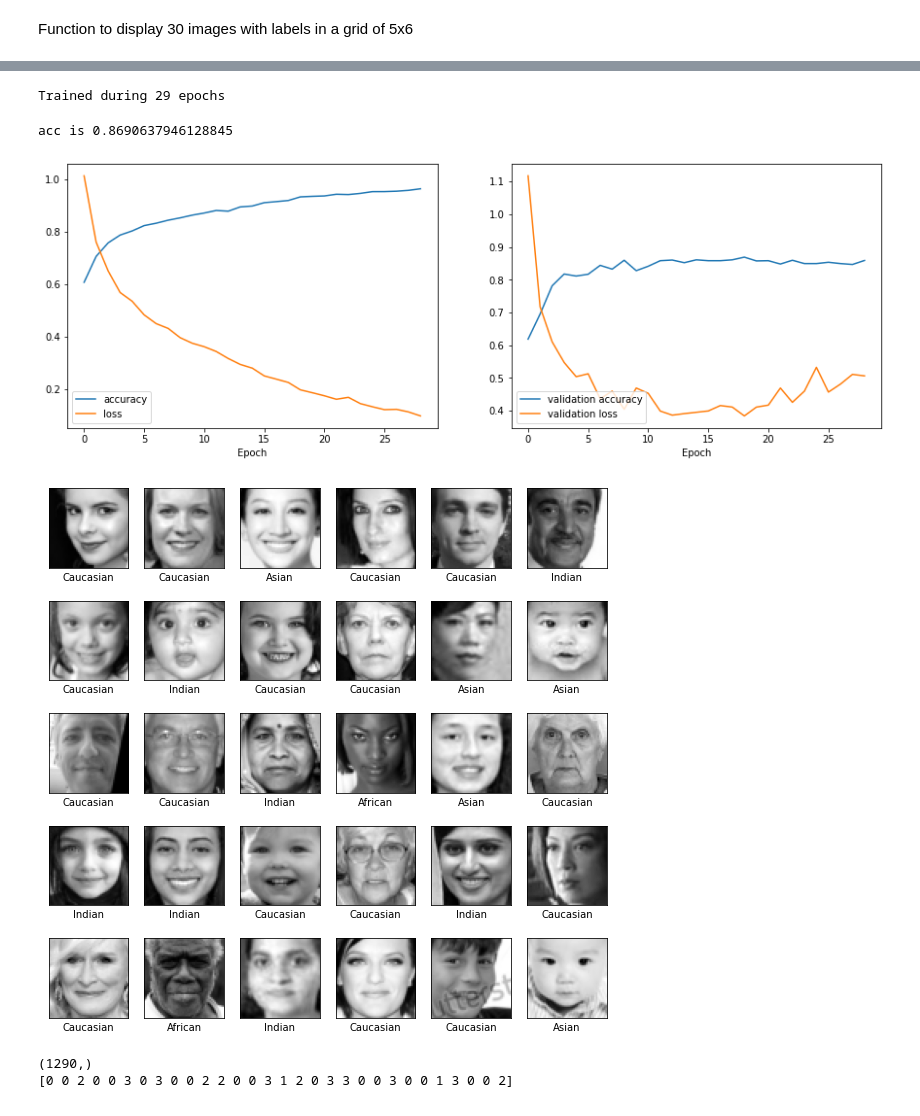
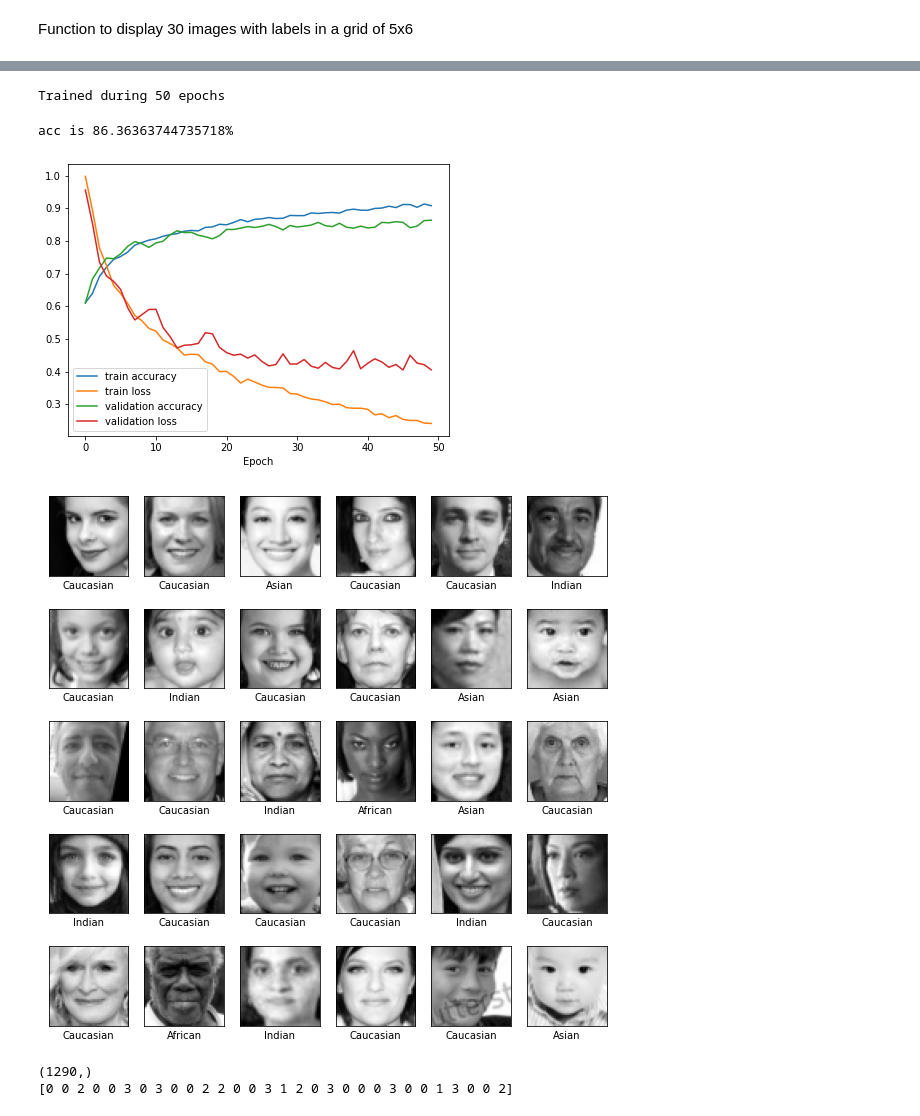
Before and after one commit to Andreps18/Projeto-AAUT, a Jupyter notebook: Classification/class_p2.ipynb, the cells around one changed output, grey strips where cells are left out. Cells and saved outputs as stored; diff of their text form; code cells hidden in the pictures.

```diff
--- a/Classification/class_p2.ipynb
+++ b/Classification/class_p2.ipynb
@@ -53,16 +52,23 @@ def showImages(images, labels, offset = 0):
 train_img,test_img,train_labels,test_labels = train_test_split(X_TRAIN,Y_TRAIN,test_size=0.2)
 # %%
 model = models.Sequential(name="Manel")
+
+# model.add( layers.RandomFlip(mode="vertical") ) #adiciona mais imagens, rodando (so verticalmente) algumas q ja existem
+model.add( layers.RandomFlip() ) #assim roda as imgs vertical e horizontalmente
+
 model.add(layers.Conv2D(32, (3, 3), activation='relu', input_shape=(50, 50, 1)))
 model.add(layers.MaxPooling2D((2, 2)))
-model.add(layers.Dropout(0.2))
+model.add(layers.Dropout(0.3))
+
 model.add(layers.Conv2D(64, (3, 3), activation='relu'))
 model.add(layers.MaxPooling2D((2, 2)))
-model.add(layers.Dropout(0.2))
-model.add(layers.Conv2D(64, (3, 3), activation='relu'))
+model.add(layers.Dropout(0.3))
+
+# model.add(layers.Conv2D(64, (3, 3), activation='relu'))
 
 model.add(layers.Flatten())
 model.add(layers.Dense(64, activation='relu'))
+model.add(layers.Dense(32, activation='relu'))
 model.add(layers.Dense(4, activation="softmax"))
 
-model.summary()
+# model.summary()
@@ -88,7 +76,7 @@ _________________________________________________________________
 model.compile(optimizer='adam',
                 #estamos a usar sparse categorical em vez de categorical cross entropy pq estamos a dar as classes como inteiros entre 0 e 3
                 #em vez da one hot enconding
-              loss=tf.keras.losses.SparseCategoricalCrossentropy(from_logits=True),
+              loss=tf.keras.losses.SparseCategoricalCrossentropy(),
               metrics=['accuracy'])
 
 callback = tf.keras.callbacks.EarlyStopping(monitor='val_loss', patience=10, restore_best_weights=True)
@@ -98,28 +86,29 @@ history = model.fit(train_img, train_labels, epochs=50, #batch_size=8, #batch si
 
 print(f"Trained during {len(history.history['loss'])} epochs")
 # %% [output]
-Trained during 29 epochs
+Trained during 50 epochs
 # %%
 plt.figure(figsize=(15,5))
 
 plt.subplot(1, 2, 1)
-plt.plot(history.history['accuracy'], label='accuracy')
-plt.plot(history.history['loss'], label = 'loss')
-plt.xlabel('Epoch')
-plt.legend(loc='lower left')
-
-plt.subplot(1, 2, 2)
+plt.plot(history.history['accuracy'], label='train accuracy')
+plt.plot(history.history['loss'], label = 'train loss')
 plt.plot(history.history['val_accuracy'], label='validation accuracy')
 plt.plot(history.history['val_loss'], label = 'validation loss')
 plt.xlabel('Epoch')
 plt.legend(loc='lower left')
 
+# plt.subplot(1, 2, 2)
+
+# plt.xlabel('Epoch')
+# plt.legend(loc='lower left')
+
 test_loss, test_acc = model.evaluate(test_img,  test_labels, verbose=0)
 
-print(f"acc is {test_acc}")
+print(f"acc is {test_acc*100}%")
 # %% [output]
-acc is 0.8690637946128845
+acc is 86.36363744735718%
-[figure, old version]
+[figure, new version]
 # %%
 predicted_Labels = model.predict(X_TEST)
 
@@ -129,6 +118,6 @@ y_pred = np.array([np.argmax(label) for label in predicted_Labels])
 print(y_pred.shape)
 print(y_pred[10:40])
 # %% [output]
-[figure, old version]
+[figure, new version]
 (1290,)
-[0 0 2 0 0 3 0 3 0 0 2 2 0 0 3 1 2 0 3 3 0 0 3 0 0 1 3 0 0 2]
+[0 0 2 0 0 3 0 3 0 0 2 2 0 0 3 1 2 0 3 0 0 0 3 0 0 1 3 0 0 2]
```
Also changed, not shown: parts of 3 cells of this notebook, 1 other file.
